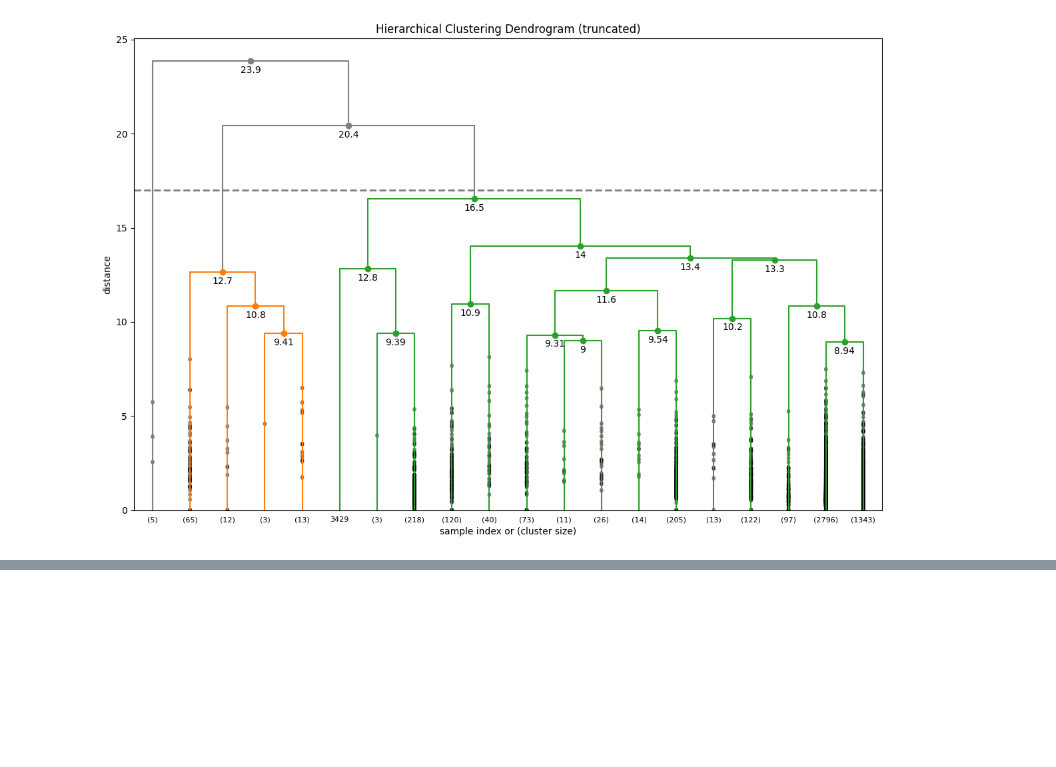
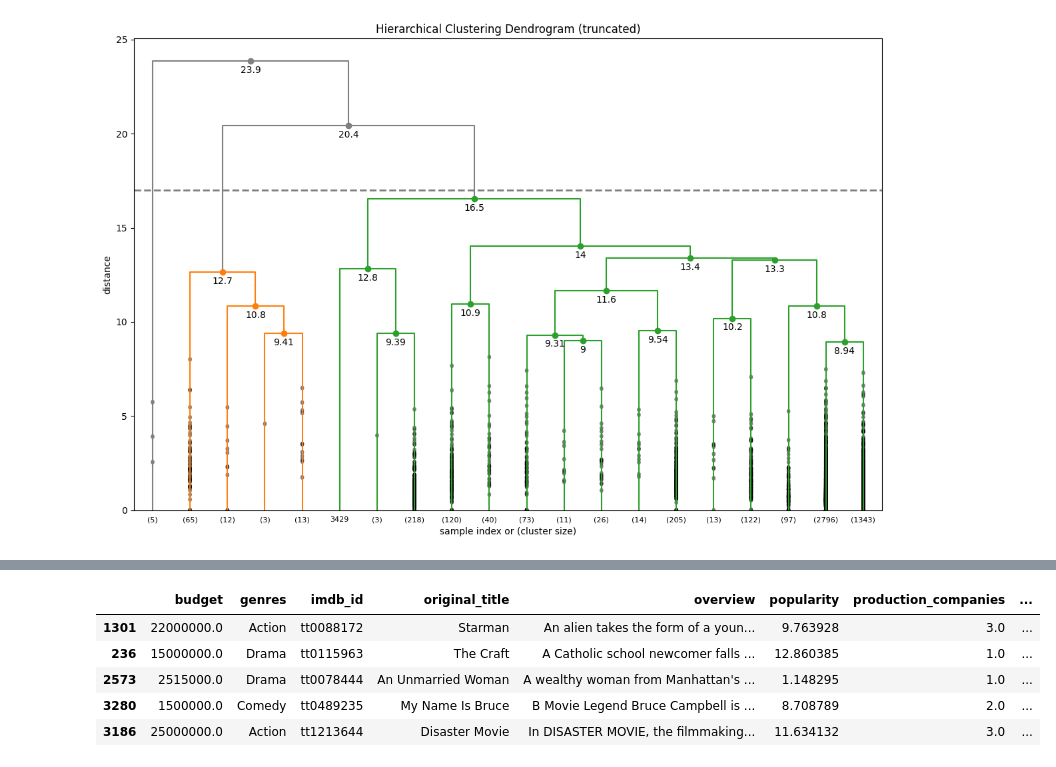
Before and after one commit to lvvittor/ml, a Jupyter notebook: tps/tp4/notebooks/hc.ipynb, the cells around one changed output, grey strips where cells are left out. Cells and saved outputs as stored; diff of their text form; code cells hidden in the pictures; blank space fills up the shorter version.

```diff
--- a/tps/tp4/notebooks/hc.ipynb
+++ b/tps/tp4/notebooks/hc.ipynb
@@ -293,0 +325,9 @@ plt.show()
+# %%
+test_data.head()
+# %% [output]
+|  | budget | genres | imdb_id | original_title | overview | popularity | production_companies | ... |
+| 1301 | 22000000.0 | Action | tt0088172 | Starman | An alien takes the form of a youn... | 9.763928 | 3.0 | ... |
+| 236 | 15000000.0 | Drama | tt0115963 | The Craft | A Catholic school newcomer falls ... | 12.860385 | 1.0 | ... |
+| 2573 | 2515000.0 | Drama | tt0078444 | An Unmarried Woman | A wealthy woman from Manhattan's ... | 1.148295 | 1.0 | ... |
+| 3280 | 1500000.0 | Comedy | tt0489235 | My Name Is Bruce | B Movie Legend Bruce Campbell is ... | 8.708789 | 2.0 | ... |
+| 3186 | 25000000.0 | Action | tt1213644 | Disaster Movie | In DISASTER MOVIE, the filmmaking... | 11.634132 | 3.0 | ... |
```
Also changed, not shown: parts of 17 cells of this notebook, 1 other file.
